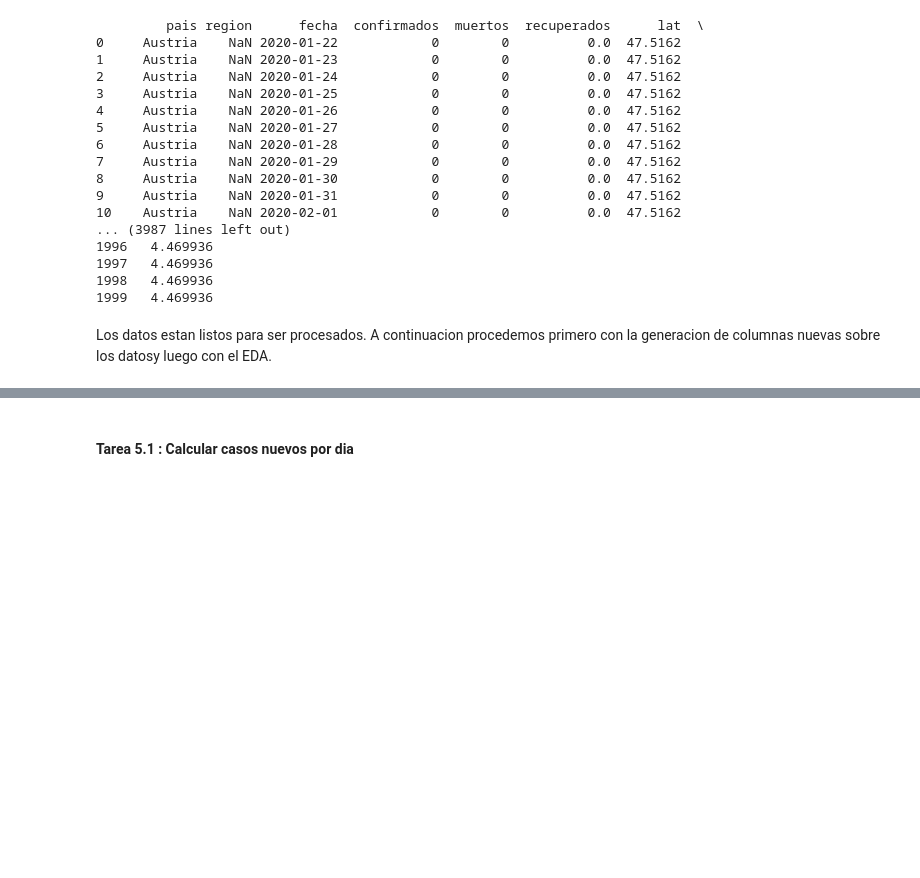
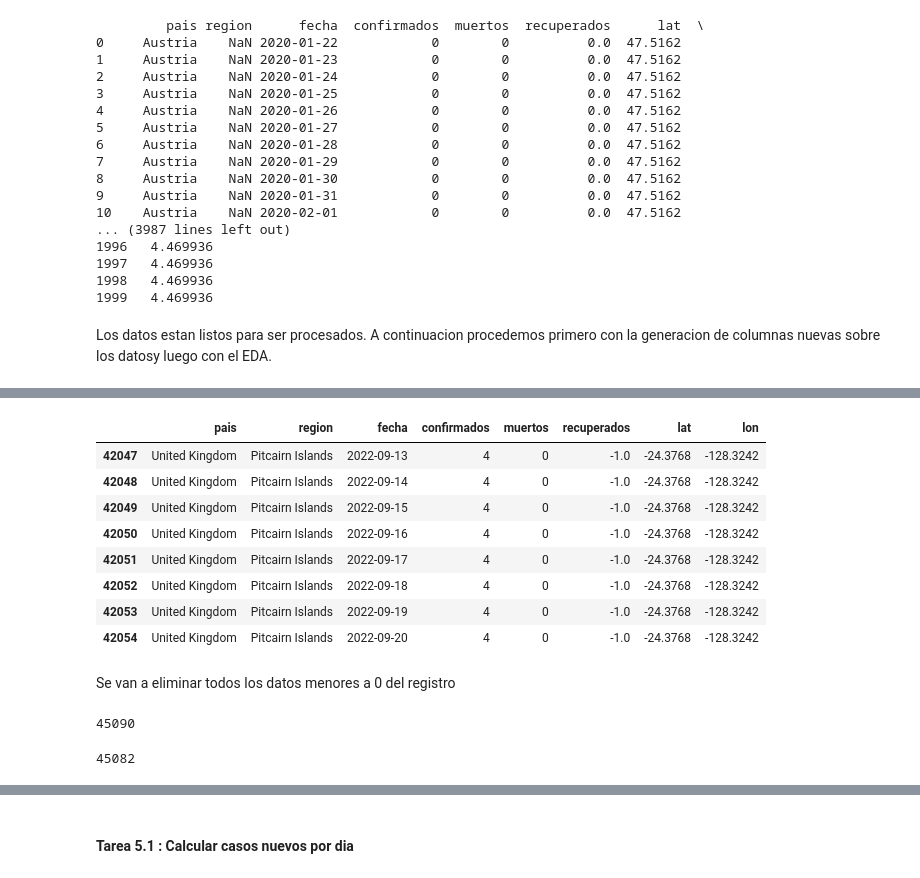
Before and after one commit to jlor31/DS1_Lab08, a Jupyter notebook: Lab_08_DS1.ipynb, the cells around one changed output, grey strips where cells are left out. Drawn from its saved outputs; the diff is of its cells as text; code cells hidden in the pictures; blank space fills up the shorter version.

```diff
--- a/Lab_08_DS1.ipynb
+++ b/Lab_08_DS1.ipynb
@@ -306,0 +380,21 @@ Los datos estan listos para ser procesados. A continuacion procedemos primero co
+# %%
+#Revisamos si hay valores negativos en el registro
+
+Df.query("confirmados < 0 or muertos < 0 or recuperados < 0")
+# %% [output]
+|  | pais | region | fecha | confirmados | muertos | recuperados | lat | lon |
+| 42047 | United Kingdom | Pitcairn Islands | 2022-09-13 | 4 | 0 | -1.0 | -24.3768 | -128.3242 |
+| 42048 | United Kingdom | Pitcairn Islands | 2022-09-14 | 4 | 0 | -1.0 | -24.3768 | -128.3242 |
+| 42049 | United Kingdom | Pitcairn Islands | 2022-09-15 | 4 | 0 | -1.0 | -24.3768 | -128.3242 |
+| 42050 | United Kingdom | Pitcairn Islands | 2022-09-16 | 4 | 0 | -1.0 | -24.3768 | -128.3242 |
+| 42051 | United Kingdom | Pitcairn Islands | 2022-09-17 | 4 | 0 | -1.0 | -24.3768 | -128.3242 |
+| 42052 | United Kingdom | Pitcairn Islands | 2022-09-18 | 4 | 0 | -1.0 | -24.3768 | -128.3242 |
+| 42053 | United Kingdom | Pitcairn Islands | 2022-09-19 | 4 | 0 | -1.0 | -24.3768 | -128.3242 |
+| 42054 | United Kingdom | Pitcairn Islands | 2022-09-20 | 4 | 0 | -1.0 | -24.3768 | -128.3242 |
+# %% [markdown]
+Se van a eliminar todos los datos menores a 0 del registro
+# %%
+# Antes de la eliminacion
+print(len(Df))
+# %% [output]
+45090
@@ -306,0 +403,5 @@ Los datos estan listos para ser procesados. A continuacion procedemos primero co
+# %%
+#Despues de la eliminacion
+print(len(Df))
+# %% [output]
+45082
```
Also changed, not shown: parts of 27 cells of this notebook, 3 other files.
